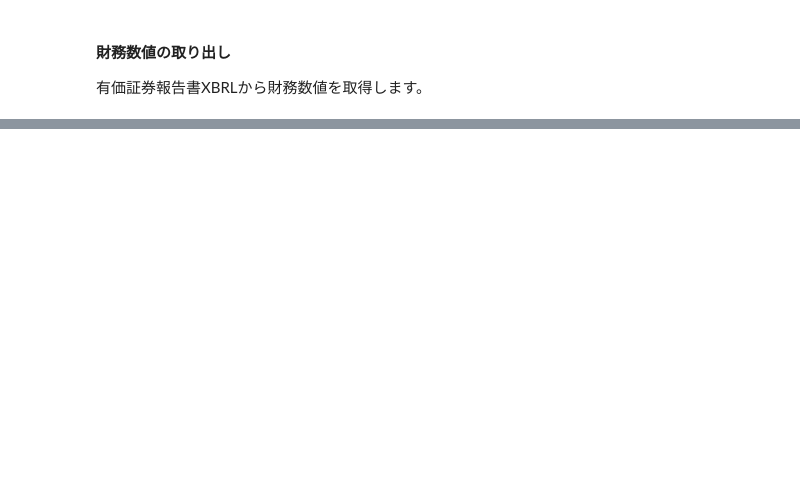
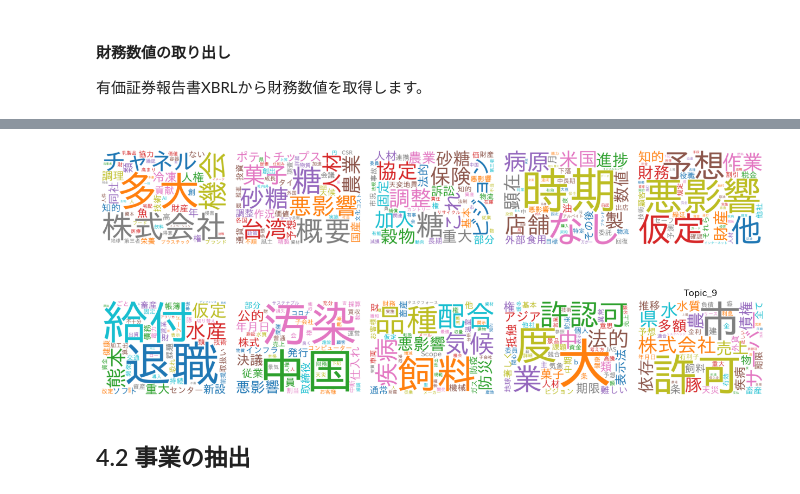
Before and after one commit to nororo/edinet_xbrl_prep, a Jupyter notebook: xbrl_analysis.ipynb, the cells around one changed output, grey strips where cells are left out. Saved outputs shown, nothing was run; the diff lists cells and outputs as text; code cells hidden in the pictures; blank space fills up the shorter version.

```diff
--- a/xbrl_analysis.ipynb
+++ b/xbrl_analysis.ipynb
@@ -436,0 +112,3 @@ dict_add,log_dict=get_data(
+# %%
+# 有価証券報告書の前段部分を取得
+text_df = fs_tbl_df_all.query("role.str.contains('CabinetOfficeOrdinanceOnDisclosure')")
@@ -436,0 +135,2 @@ dict_add,log_dict=get_data(
+# %%
+business_risk_df = text_df.query("key == 'jpcrp_cor:BusinessRisksTextBlock'")
@@ -436,0 +147,20 @@ dict_add,log_dict=get_data(
+# %%
+dictionary = Dictionary(business_risk_df['text_tokenized'].to_list())
+# 1書類にしか出現しない単語、70%以上の書類に出現する単語を削除
+dictionary.filter_extremes(no_below=2, no_above=0.7,keep_n=400000)
+# トークンIDに変換
+business_risk_df = business_risk_df.assign(text_tokenized_id=business_risk_df.text_tokenized.apply(dictionary.doc2bow))
+
+tf_idf = True
+bow_corpus = business_risk_df.text_tokenized_id.to_list()
+# TF-IDFを計算
+if tf_idf:
+    tfidf = TfidfModel(bow_corpus)
+    corpus_tfidf = tfidf[bow_corpus]
+    corpus = corpus_tfidf
+else:
+    corpus = bow_corpus
+
+NUM_TOPICS = 10 # トピック数
+# LDAモデルの学習
+lda=LdaModel(corpus=corpus, num_topics=NUM_TOPICS, id2word=dictionary,alpha='auto')
@@ -436,0 +188,23 @@ dict_add,log_dict=get_data(
+# %%
+fig, ax = plt.subplots(2, 5, figsize=(12.5,6.5))
+for itr_topic_num in range(NUM_TOPICS):
+    row = itr_topic_num // 5
+    col = itr_topic_num % 5
+    wordcloud = wc.WordCloud(
+        background_color="white",
+        font_path=font_files[0],
+        width=800,
+        height=600,
+        max_words=200,
+        min_font_size=1,
+        colormap='tab10',
+    ).generate_from_frequencies(dict([(word,np.exp(score)-1) for word,score in lda.show_topic(itr_topic_num, topn=50)]))
+    ax[row,col].imshow(wordcloud)
+    ax[row,col].axis("off")
+    plt.title("Topic_" + str(itr_topic_num))
+fig.tight_layout()
+plt.show()
+# %% [output]
+[figure, added]
+# %% [markdown]
+## 4.2 事業の抽出
```
Also changed, not shown: parts of 77 cells of this notebook, 7 other files.
